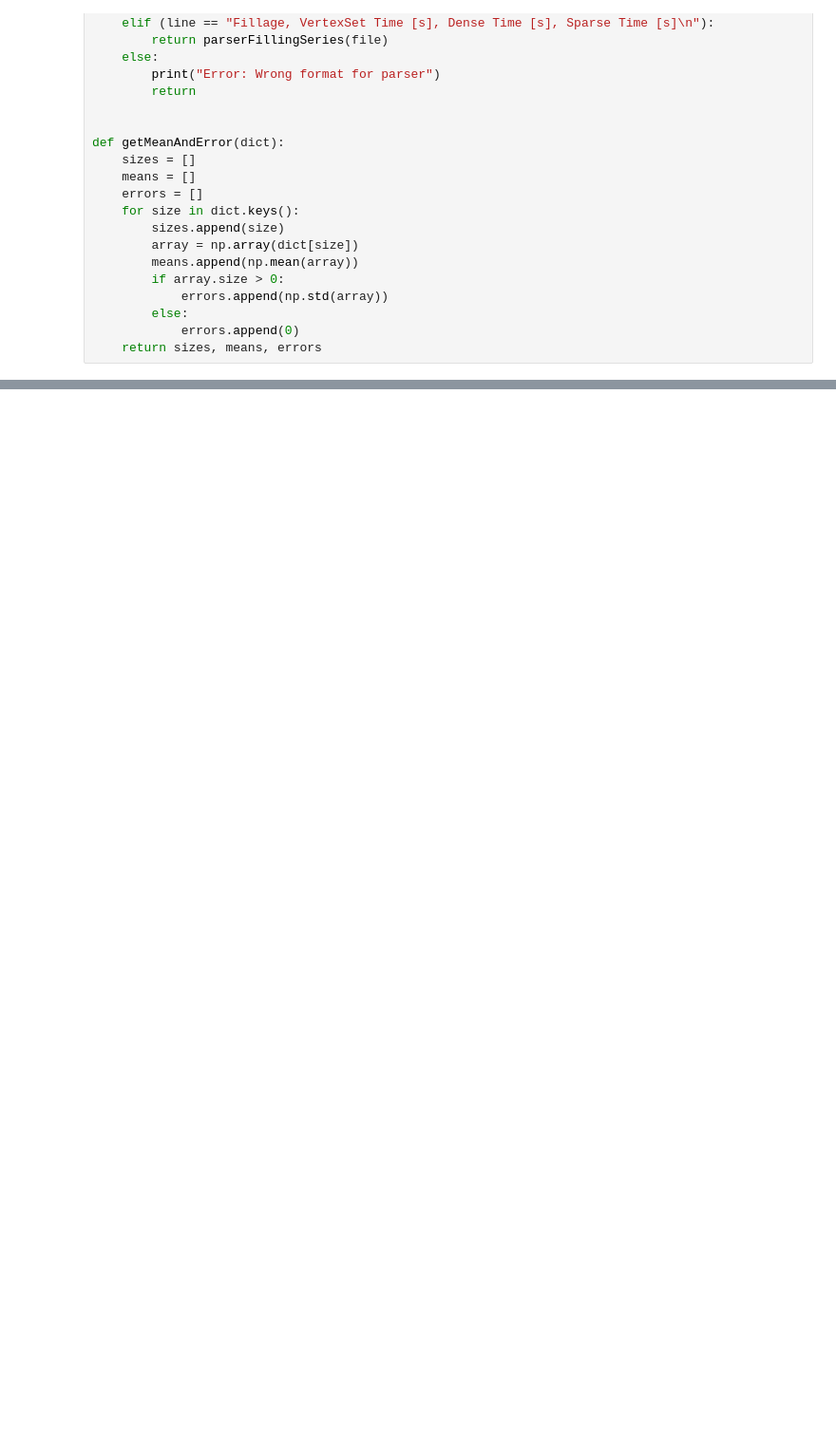
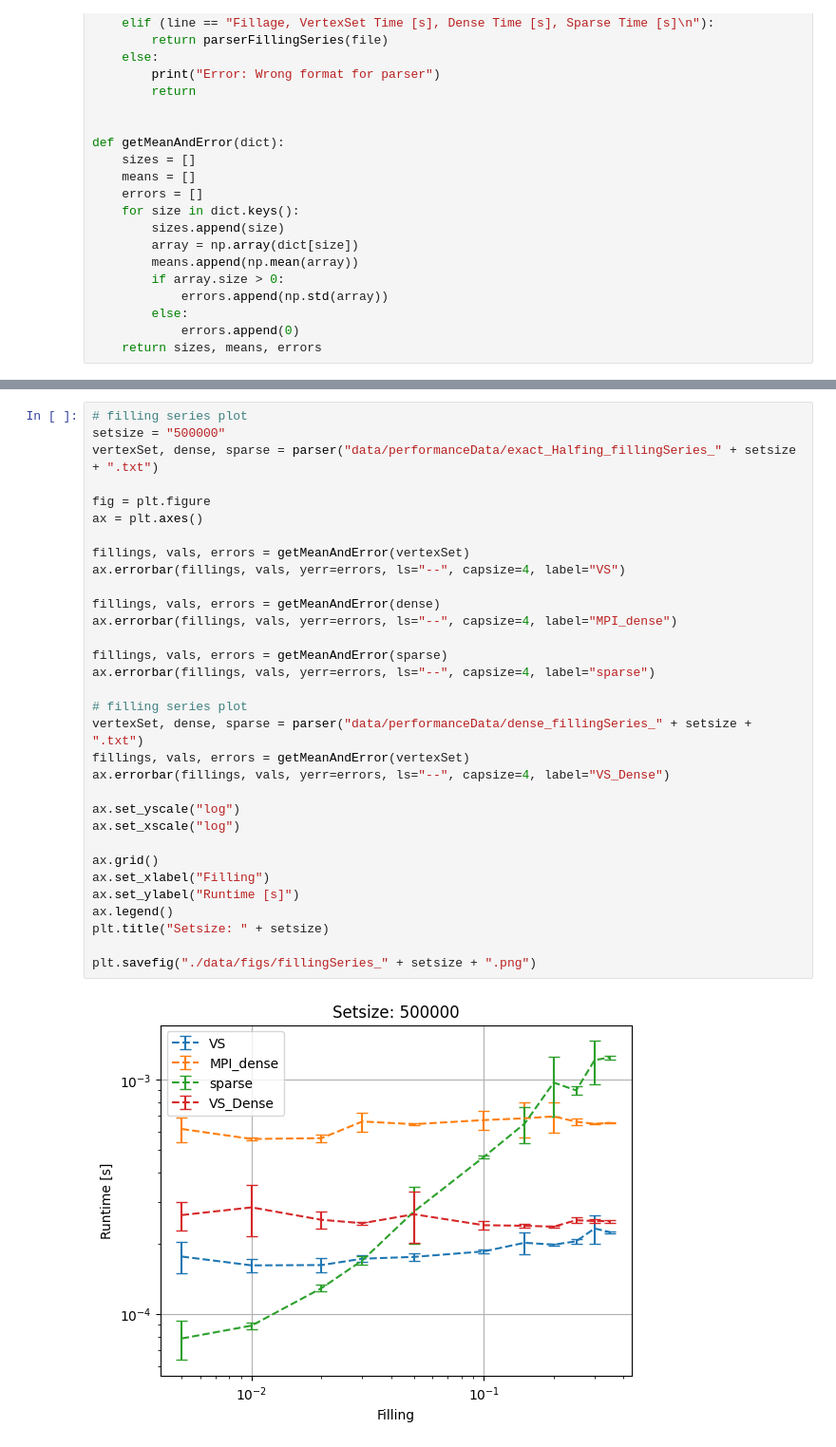
Before and after one commit to Frieder22/graph500, a Jupyter notebook: plots.ipynb, the cells around one changed output, grey strips where cells are left out. Shown at 95% size. Cells and saved outputs as stored; diff of their text form; blank space fills up the shorter version.

```diff
--- a/plots.ipynb
+++ b/plots.ipynb
@@ -94 +103,35 @@ plt.savefig("./data/figs/fillingSeries.png")
+# %%
+# filling series plot
+setsize = "500000"
+vertexSet, dense, sparse = parser("data/performanceData/exact_Halfing_fillingSeries_" + setsize + ".txt")
+
+fig = plt.figure
+ax = plt.axes()
+
+fillings, vals, errors = getMeanAndError(vertexSet)
+ax.errorbar(fillings, vals, yerr=errors, ls="--", capsize=4, label="VS")
+
+fillings, vals, errors = getMeanAndError(dense)
+ax.errorbar(fillings, vals, yerr=errors, ls="--", capsize=4, label="MPI_dense")
+
+fillings, vals, errors = getMeanAndError(sparse)
+ax.errorbar(fillings, vals, yerr=errors, ls="--", capsize=4, label="sparse")
+
+# filling series plot
+vertexSet, dense, sparse = parser("data/performanceData/dense_fillingSeries_" + setsize + ".txt")
+fillings, vals, errors = getMeanAndError(vertexSet)
+ax.errorbar(fillings, vals, yerr=errors, ls="--", capsize=4, label="VS_Dense")
+
+ax.set_yscale("log")
+ax.set_xscale("log")
+
+ax.grid()
+ax.set_xlabel("Filling")
+ax.set_ylabel("Runtime [s]")
+ax.legend()
+plt.title("Setsize: " + setsize)
+
+plt.savefig("./data/figs/fillingSeries_" + setsize + ".png")
+# %% [output]
+[figure, added]
 # %%
```
Also changed, not shown: parts of 2 cells of this notebook, 5 other files.
